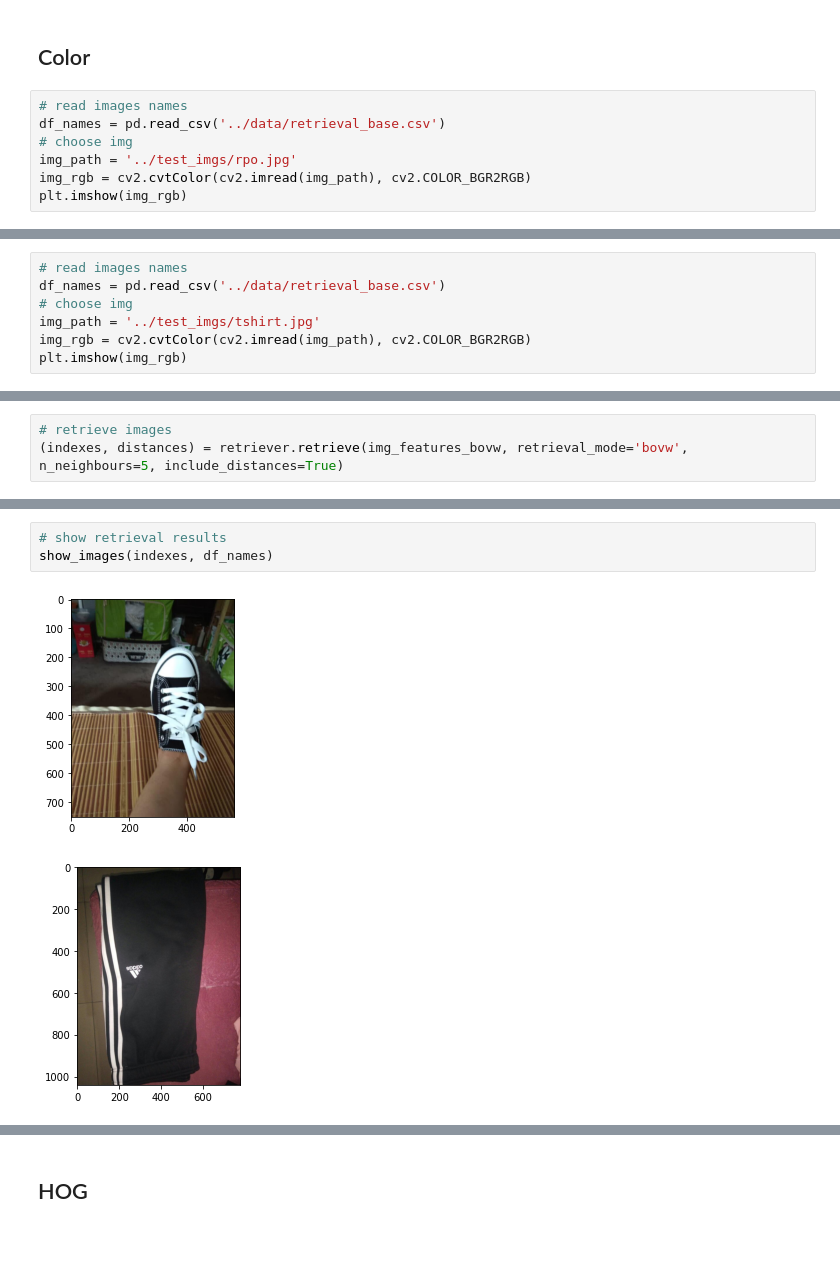
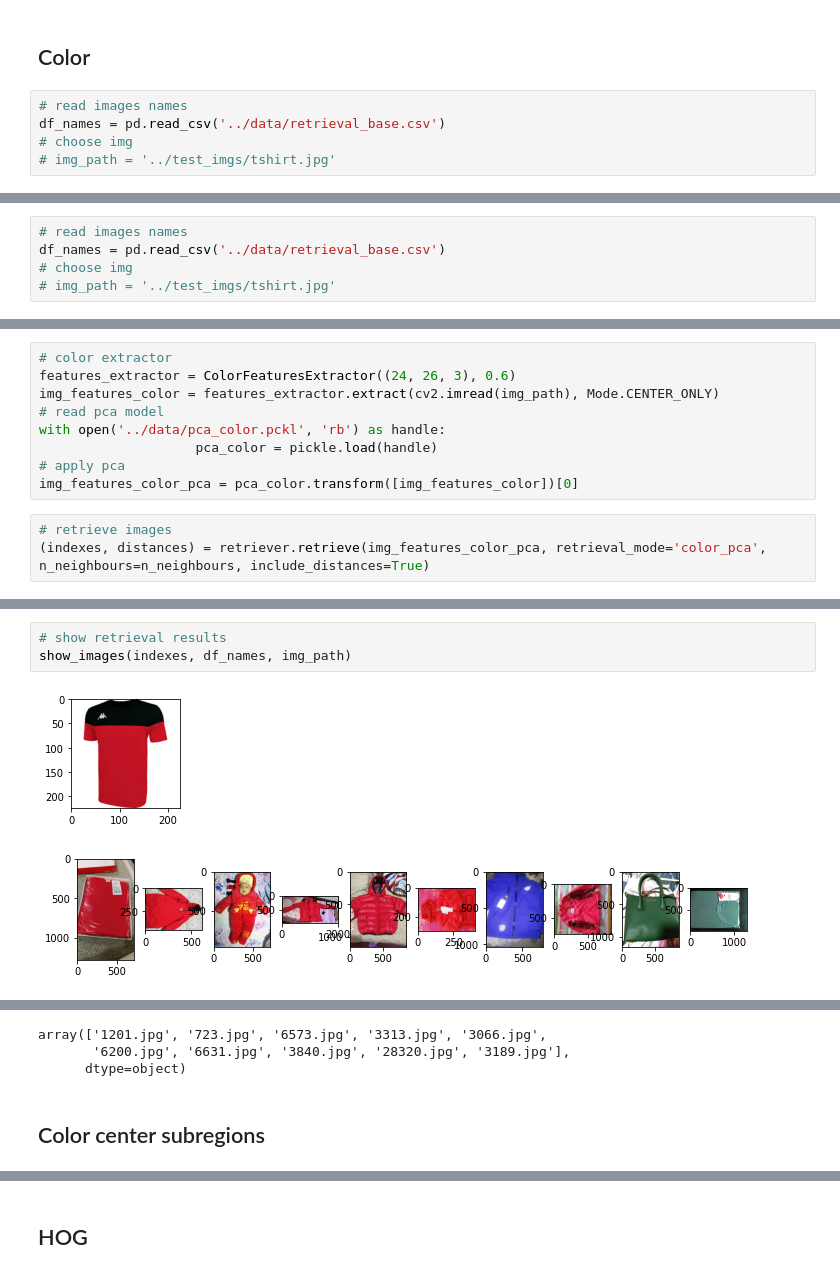
Before and after one commit to rpo19/VisualInformationProject, a Jupyter notebook: notebooks/TestRetrieval.ipynb, the cells around one changed output, grey strips where cells are left out. Saved outputs shown, nothing was run; the diff lists cells and outputs as text; blank space fills up the shorter version.

```diff
--- a/notebooks/TestRetrieval.ipynb
+++ b/notebooks/TestRetrieval.ipynb
@@ -124,6 +207,4 @@ show_images(indexes, df_names)
 # read images names
 df_names = pd.read_csv('../data/retrieval_base.csv')
 # choose img
-img_path = '../test_imgs/rpo.jpg'
-img_rgb = cv2.cvtColor(cv2.imread(img_path), cv2.COLOR_BGR2RGB)
-plt.imshow(img_rgb)
+# img_path = '../test_imgs/tshirt.jpg'
@@ -162,6 +245,4 @@ show_images(indexes, df_names)
 # read images names
 df_names = pd.read_csv('../data/retrieval_base.csv')
 # choose img
-img_path = '../test_imgs/tshirt.jpg'
-img_rgb = cv2.cvtColor(cv2.imread(img_path), cv2.COLOR_BGR2RGB)
-plt.imshow(img_rgb)
+# img_path = '../test_imgs/tshirt.jpg'
@@ -172,3 +249,12 @@ img_features_bovw = features_extractor.extract(cv2.imread(img_path))
+# %%
+# color extractor
+features_extractor = ColorFeaturesExtractor((24, 26, 3), 0.6)
+img_features_color = features_extractor.extract(cv2.imread(img_path), Mode.CENTER_ONLY)
+# read pca model
+with open('../data/pca_color.pckl', 'rb') as handle:
+                    pca_color = pickle.load(handle)
+# apply pca
+img_features_color_pca = pca_color.transform([img_features_color])[0]
 # %%
 # retrieve images
-(indexes, distances) = retriever.retrieve(img_features_bovw, retrieval_mode='bovw', n_neighbours=5, include_distances=True)
+(indexes, distances) = retriever.retrieve(img_features_color_pca, retrieval_mode='color_pca', n_neighbours=n_neighbours, include_distances=True)
@@ -183,6 +276,6 @@ distances
 # %%
 # show retrieval results
-show_images(indexes, df_names)
+show_images(indexes, df_names, img_path)
 # %% [output]
-[figure, old version]
+[figure, new version]
-[figure, old version]
+[figure, new version]
@@ -191,0 +282,5 @@ show_images(indexes, df_names)
+array(['1201.jpg', '723.jpg', '6573.jpg', '3313.jpg', '3066.jpg',
+       '6200.jpg', '6631.jpg', '3840.jpg', '28320.jpg', '3189.jpg'],
+      dtype=object)
+# %% [markdown]
+## Color center subregions
```
Also changed, not shown: parts of 90 cells of this notebook, 2 other files.
